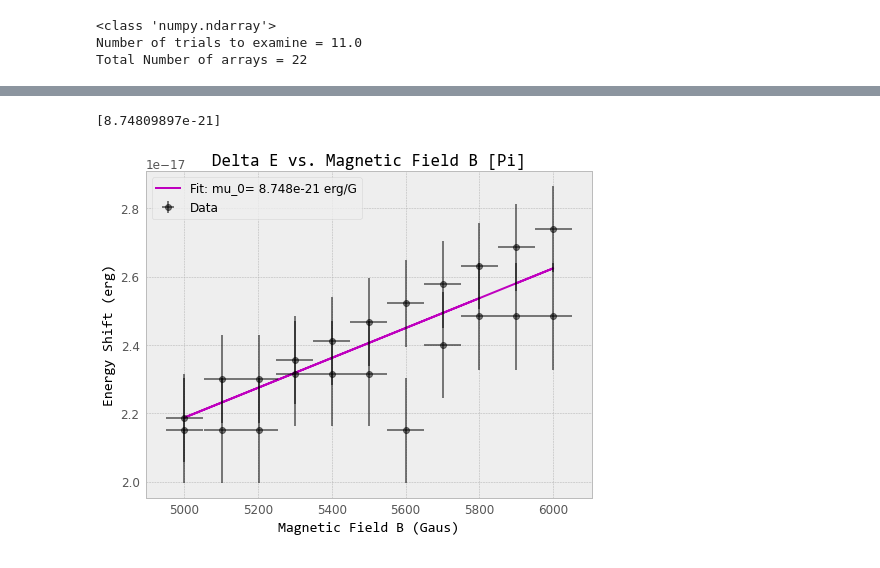
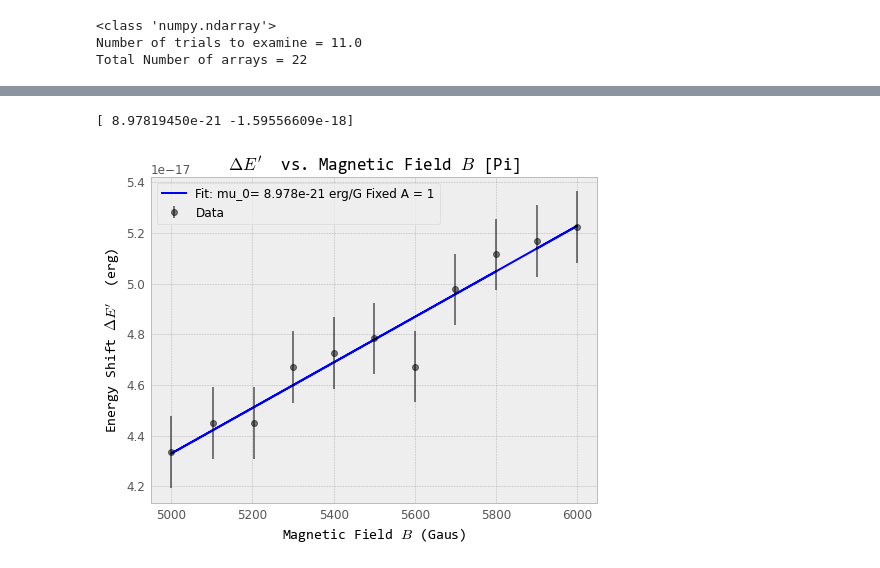
Before and after one commit to Drixitel/134-Lab-Spring-2023, a Jupyter notebook: Code/Zeeman/Data/90Run3.ipynb, the cells around one changed output, grey strips where cells are left out. Cells and saved outputs as stored; diff of their text form; code cells hidden in the pictures.

Commit message:
Added png Graphs

```diff
--- a/Code/Zeeman/Data/90Run3.ipynb
+++ b/Code/Zeeman/Data/90Run3.ipynb
@@ -228,7 +229,7 @@ thetas = hf.ThetasRadArray(radii)
 np.savetxt("Run3Thetas90.txt", thetas, delimiter =", ")
 # %%
 # STEP 8: CREATE DELTA E ARRAYS
-delE_90 = hf.DeltaEPrime90(thetas)
+delE_90 = hf.DeltaEPrime(thetas)
 # %%
 # STEP 9: INITIAL PLOT
 
@@ -371,39 +366,42 @@ print(popt1)
 # PLOT2
 
 #style
 hfont = {'fontname':'Consolas'}
 plt.figure()
 plt.style.use('bmh')
 
 
 # Better looking line
 B_line = np.linspace(min(B), max(B), 1000)
 fit2 = DelE2(B, *popt2)
 
 #data
-plt.plot(B, fit2, label = 'Fit: mu_0= %1.3e erg/G' % tuple(popt2), color = 'm')
+plt.plot(B,
+        fit2,
+        label = 'Fit: mu_0= %1.3e erg/G Fixed A = 1' % popt2[0],
+        color = 'b')
 
 plt.errorbar(
     B,
     delE_90,
     yerr= sigmaE,
-    xerr= Berr,
+    # xerr= Berr,
     fmt='o',
     label = 'Data',
     color='black',
     alpha =0.5
     )
 
 #labels
-plt.title("Delta E vs. Magnetic Field B [Pi]", **hfont)
-plt.xlabel('Magnetic Field B (Gaus)', **hfont)
-plt.ylabel('Energy Shift (erg)', **hfont)
+plt.title("$\\Delta E'$  vs. Magnetic Field $B$ [Pi]", **hfont)
+plt.xlabel('Magnetic Field $B$ (Gaus)', **hfont)
+plt.ylabel("Energy Shift $\\Delta E'$  (erg)", **hfont)
 plt.legend(loc=2)
 
 print(popt2)
 
-# hf.SaveFigure("PiDelEvsB90Run3_2.png")
+hf.SaveFigure("Graphs/PiFitDelEvsB.png")
 # %% [output]
-[8.74809897e-21]
+[ 8.97819450e-21 -1.59556609e-18]
-[figure, old version]
+[figure, new version]
 # %%
```
Also changed, not shown: parts of 9 cells of this notebook, 10 other files.
